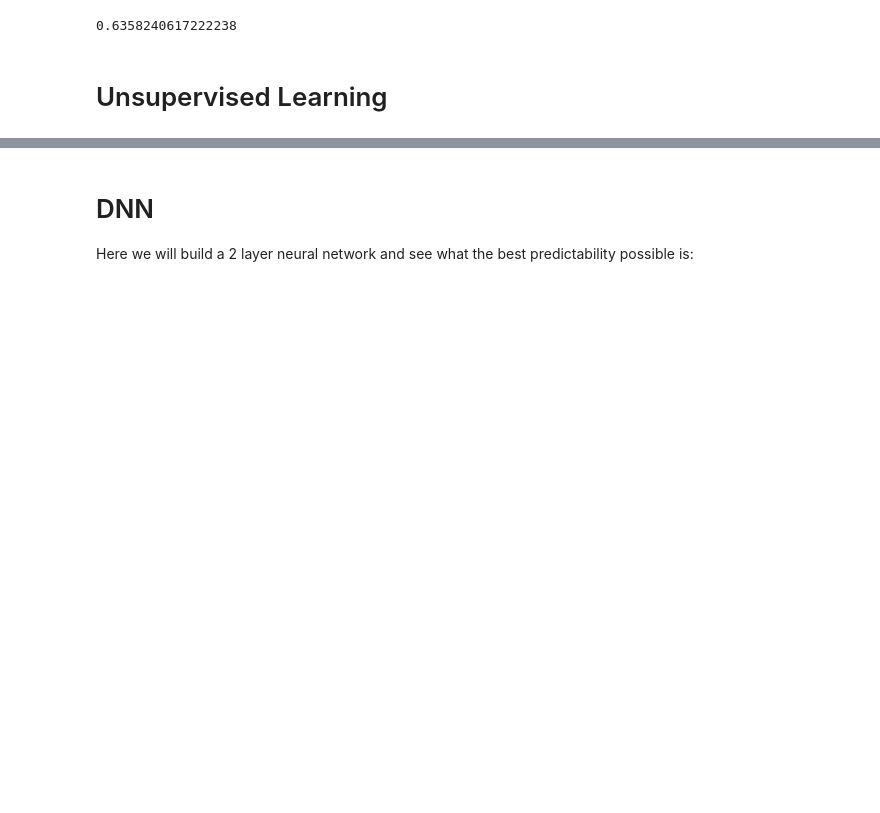
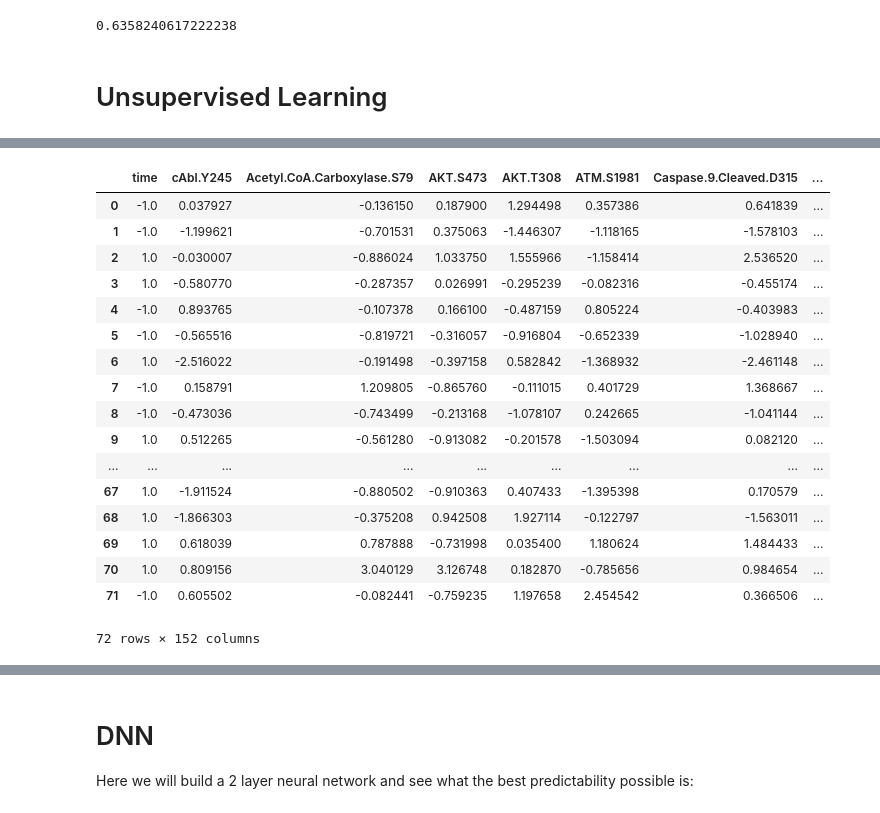
Before and after one commit to SamuelDGeorge/RPPA_Analysis, a Jupyter notebook: RPPA_Models_Richard.ipynb, the cells around one changed output, grey strips where cells are left out. Saved outputs shown, nothing was run; the diff lists cells and outputs as text; code cells hidden in the pictures; blank space fills up the shorter version.

```diff
--- a/RPPA_Models_Richard.ipynb
+++ b/RPPA_Models_Richard.ipynb
@@ -447,16 +490,37 @@ clustering_test_post
 # %%
 cluster_train_post = clustering_train_post.copy()
-cluster_train_post["cell.line"] = cluster_train_post["cell.line"].replace(['MIA PaCa-2'], 3)
-cluster_train_post["cell.line"] = cluster_train_post["cell.line"].replace(['Pa02C'], 1)
-cluster_train_post["cell.line"] = cluster_train_post["cell.line"].replace(['Pa14C'], 2)
-cluster_train_post["cell.line"] = cluster_train_post["cell.line"].replace(['Pa16C'], 0)
+cluster_train_post["cell.line"] = cluster_train_post["cell.line"].replace(['PANC1'], 3)
+cluster_train_post["cell.line"] = cluster_train_post["cell.line"].replace(['Pa02C'], 0)
+cluster_train_post["cell.line"] = cluster_train_post["cell.line"].replace(['Pa14C'], 4)
+cluster_train_post["cell.line"] = cluster_train_post["cell.line"].replace(['HPAFII'], 2)
+cluster_train_post["cell.line"] = cluster_train_post["cell.line"].replace(['Pa16C'], 1)
 
 cluster_test_post = clustering_test_post.copy()
-cluster_test_post["cell.line"] = cluster_test_post["cell.line"].replace(['MIA PaCa-2'], 3)
-cluster_test_post["cell.line"] = cluster_test_post["cell.line"].replace(['Pa02C'], 1)
-cluster_test_post["cell.line"] = cluster_test_post["cell.line"].replace(['Pa14C'], 2)
-cluster_test_post["cell.line"] = cluster_test_post["cell.line"].replace(['Pa16C'], 0)
+cluster_test_post["cell.line"] = cluster_test_post["cell.line"].replace(['PANC1'], 3)
+cluster_test_post["cell.line"] = cluster_test_post["cell.line"].replace(['Pa02C'], 0)
+cluster_test_post["cell.line"] = cluster_test_post["cell.line"].replace(['Pa14C'], 4)
+cluster_test_post["cell.line"] = cluster_test_post["cell.line"].replace(['HPAFII'], 2)
+cluster_test_post["cell.line"] = cluster_test_post["cell.line"].replace(['Pa16C'], 1)
 
 cluster_test_post
+# %% [output]
+|  | time | cAbl.Y245 | Acetyl.CoA.Carboxylase.S79 | AKT.S473 | AKT.T308 | ATM.S1981 | Caspase.9.Cleaved.D315 | ... |
+| 0 | -1.0 | 0.037927 | -0.136150 | 0.187900 | 1.294498 | 0.357386 | 0.641839 | ... |
+| 1 | -1.0 | -1.199621 | -0.701531 | 0.375063 | -1.446307 | -1.118165 | -1.578103 | ... |
+| 2 | 1.0 | -0.030007 | -0.886024 | 1.033750 | 1.555966 | -1.158414 | 2.536520 | ... |
+| 3 | 1.0 | -0.580770 | -0.287357 | 0.026991 | -0.295239 | -0.082316 | -0.455174 | ... |
+| 4 | -1.0 | 0.893765 | -0.107378 | 0.166100 | -0.487159 | 0.805224 | -0.403983 | ... |
+| 5 | -1.0 | -0.565516 | -0.819721 | -0.316057 | -0.916804 | -0.652339 | -1.028940 | ... |
+| 6 | 1.0 | -2.516022 | -0.191498 | -0.397158 | 0.582842 | -1.368932 | -2.461148 | ... |
+| 7 | -1.0 | 0.158791 | 1.209805 | -0.865760 | -0.111015 | 0.401729 | 1.368667 | ... |
+| 8 | -1.0 | -0.473036 | -0.743499 | -0.213168 | -1.078107 | 0.242665 | -1.041144 | ... |
+| 9 | 1.0 | 0.512265 | -0.561280 | -0.913082 | -0.201578 | -1.503094 | 0.082120 | ... |
+| ... | ... | ... | ... | ... | ... | ... | ... | ... |
+| 67 | 1.0 | -1.911524 | -0.880502 | -0.910363 | 0.407433 | -1.395398 | 0.170579 | ... |
+| 68 | 1.0 | -1.866303 | -0.375208 | 0.942508 | 1.927114 | -0.122797 | -1.563011 | ... |
+| 69 | 1.0 | 0.618039 | 0.787888 | -0.731998 | 0.035400 | 1.180624 | 1.484433 | ... |
+| 70 | 1.0 | 0.809156 | 3.040129 | 3.126748 | 0.182870 | -0.785656 | 0.984654 | ... |
+| 71 | -1.0 | 0.605502 | -0.082441 | -0.759235 | 1.197658 | 2.454542 | 0.366506 | ... |
+72 rows × 152 columns
 # %%
 cluster_test_post.plot(kind="scatter", x="cell.line", y="cluster", alpha=0.1)
```
Also changed, not shown: parts of 23 cells of this notebook.
